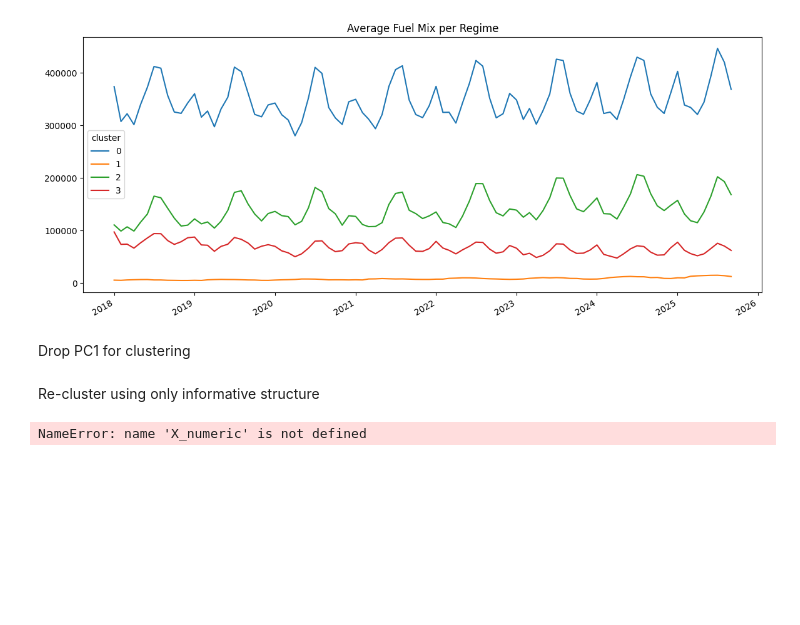
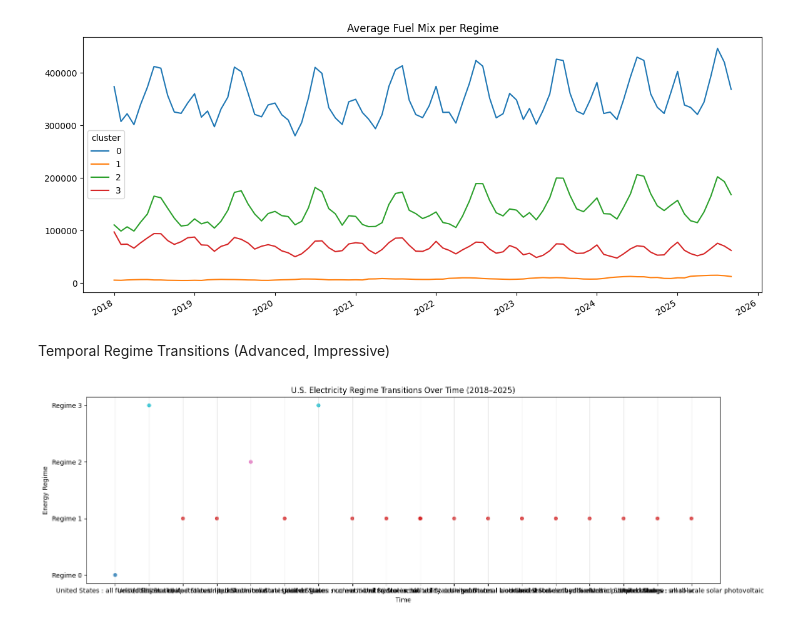
Before and after one commit to Nehemiahmageto/Unsupervised-Discovery-of-U.S.-Electricity-Consumption-Regimes-2015-2024-, a Jupyter notebook: model_2.ipynb, the cells around one changed output. Drawn from its saved outputs; the diff is of its cells as text; code cells hidden in the pictures; blank space fills up the shorter version.

```diff
--- a/model_2.ipynb
+++ b/model_2.ipynb
@@ -333,7 +333,3 @@ plt.title("Average Fuel Mix per Regime")
 plt.show()
 # %% [output]
 [figure]
-# %% [markdown]
-Drop PC1 for clustering
-# %% [markdown]
-Re-cluster using only informative structure
@@ -343,11 +336,29 @@ labels = kmeans.fit_predict(X_reduced)
-# %%
-from sklearn.preprocessing import StandardScaler
-from sklearn.decomposition import PCA
-
-scaler = StandardScaler()
-X_scaled = scaler.fit_transform(X_numeric)
-
-pca = PCA(n_components=4)
-pca.fit(X_scaled)
-# %% [output]
-NameError: name 'X_numeric' is not defined
+# %% [markdown]
+Temporal Regime Transitions (Advanced, Impressive)
+# %%
+X = X.copy()
+X["date"] = X.index
+
+plt.figure(figsize=(16,5))  # taller + wider
+plt.scatter(
+    X["date"],
+    X["cluster"],
+    c=X["cluster"],
+    cmap="tab10",
+    s=25,        # bigger points
+    alpha=0.8
+)
+
+plt.yticks(
+    ticks=sorted(X["cluster"].unique()),
+    labels=[f"Regime {i}" for i in sorted(X["cluster"].unique())]
+)
+
+plt.xlabel("Time")
+plt.ylabel("Energy Regime")
+plt.title("U.S. Electricity Regime Transitions Over Time (2018–2025)")
+plt.grid(axis="x", alpha=0.3)
+plt.tight_layout()
+plt.show()
+# %% [output]
+[figure, added]
```
Also changed, not shown: parts of 2 cells of this notebook.
